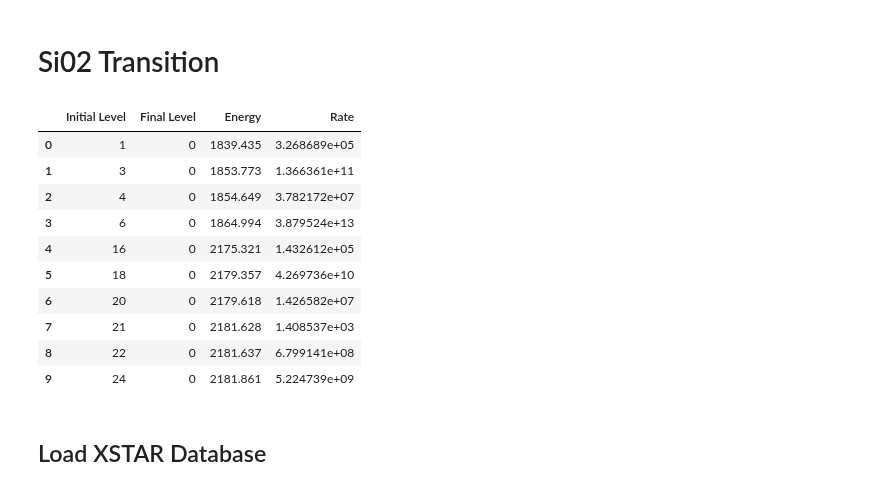
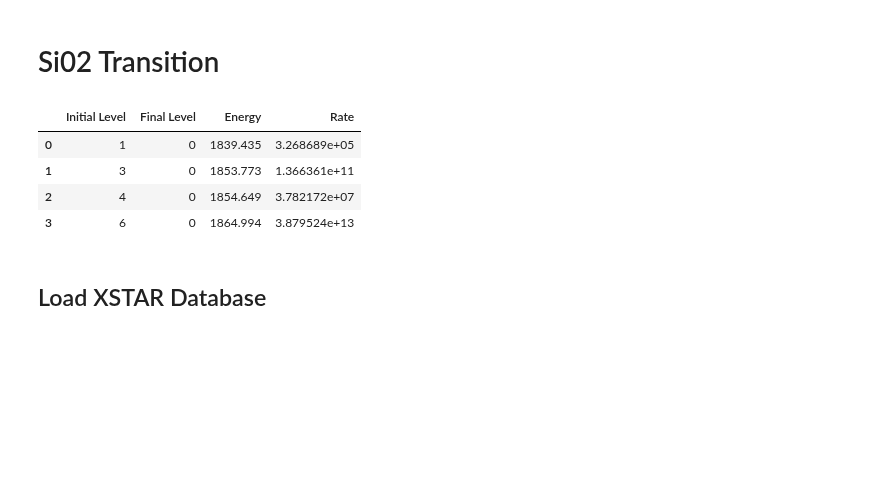
Before and after one commit to AtsushiTanimoto/AtomicDatabase, a Jupyter notebook: Code/Comparison/Comparison.ipynb, the cells around one changed output. Cells and saved outputs as stored; diff of their text form; code cells hidden in the pictures; blank space fills up the shorter version.

```diff
--- a/Code/Comparison/Comparison.ipynb
+++ b/Code/Comparison/Comparison.ipynb
@@ -149,7 +149,7 @@ Rate          = []
 with open("/Users/tanimoto/github/AtomicDatabase/Database/Monaco/Si/Si01.tr") as file:
     for line in file.readlines():
         line = line.split()
-        if 1000<float(line[4]):
+        if int(line[0])<=5 and int(line[2])<=5 and 1000<float(line[4]):
             Initial_Level += [int(line[0])]
             Final_Level   += [int(line[2])]
             Energy        += [float(line[4])]
@@ -233,32 +225,26 @@ savefig        ("/Users/tanimoto/github/atomicdatabase/figure/04.png")
 # %%
 Initial_Level = []
 Final_Level   = []
 Energy        = []
 Rate          = []
 
 with open("/Users/tanimoto/github/AtomicDatabase/Database/Monaco/Si/Si02.tr") as file:
     for line in file.readlines():
         line = line.split()
-        if 1000<float(line[4]):
+        if int(line[0])<=10 and int(line[2])<=10 and 1000<float(line[4]):
             Initial_Level += [int(line[0])]
             Final_Level   += [int(line[2])]
             Energy        += [float(line[4])]
             Rate          += [float(line[6])]
 
 Monaco_Si02_Transition = DataFrame({"Initial Level":Initial_Level, "Final Level":Final_Level, "Energy":Energy, "Rate":Rate})
-Monaco_Si02_Transition[:10]
+Monaco_Si02_Transition
 # %% [output]
 |  | Initial Level | Final Level | Energy | Rate |
 | 0 | 1 | 0 | 1839.435 | 3.268689e+05 |
 | 1 | 3 | 0 | 1853.773 | 1.366361e+11 |
 | 2 | 4 | 0 | 1854.649 | 3.782172e+07 |
 | 3 | 6 | 0 | 1864.994 | 3.879524e+13 |
-| 4 | 16 | 0 | 2175.321 | 1.432612e+05 |
-| 5 | 18 | 0 | 2179.357 | 4.269736e+10 |
-| 6 | 20 | 0 | 2179.618 | 1.426582e+07 |
-| 7 | 21 | 0 | 2181.628 | 1.408537e+03 |
-| 8 | 22 | 0 | 2181.637 | 6.799141e+08 |
-| 9 | 24 | 0 | 2181.861 | 5.224739e+09 |
 # %% [markdown]
 ## Load XSTAR Database
 # %%
```
Also changed, not shown: parts of 5 cells of this notebook.
